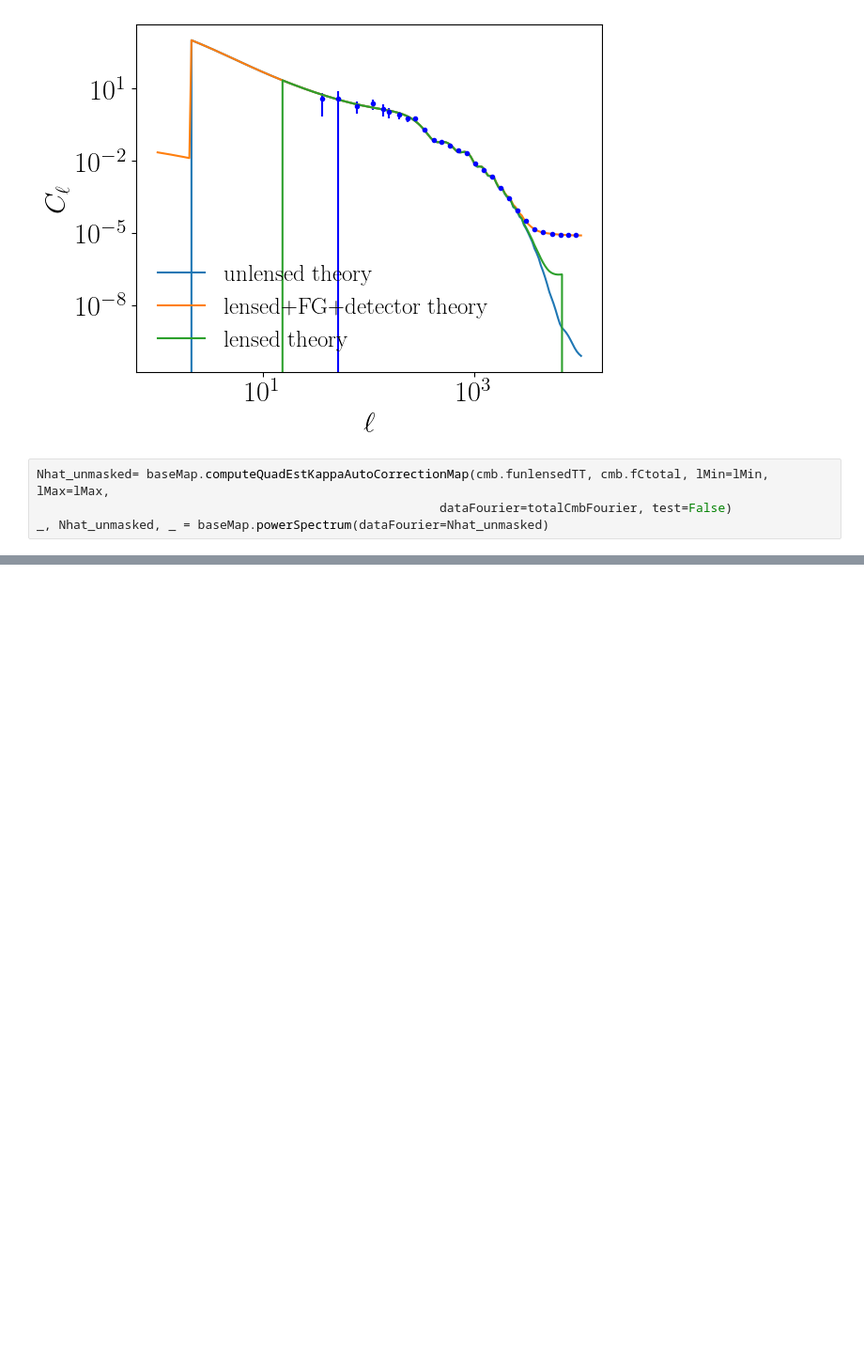
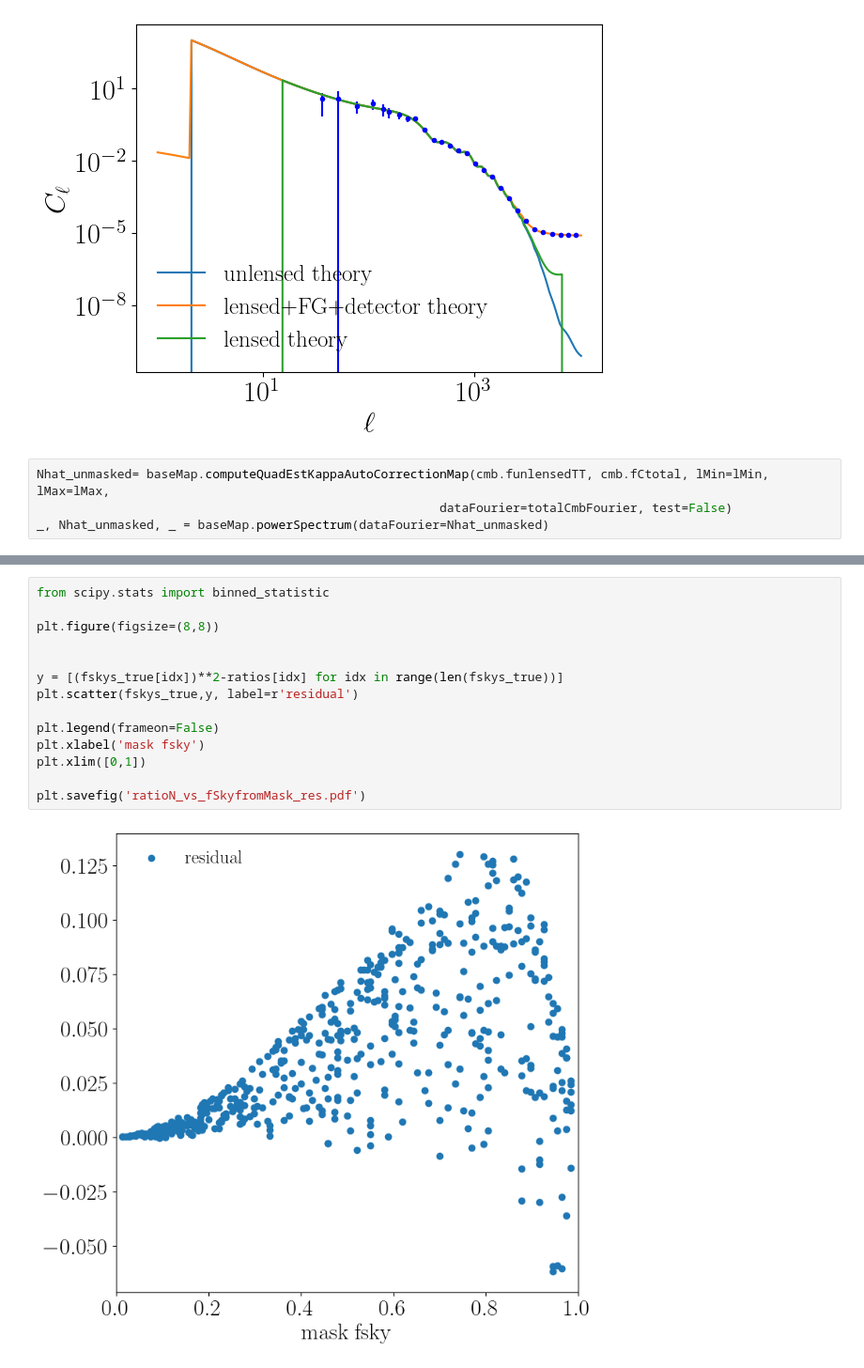
Before and after one commit to DelonShen/LensQuEst, a Jupyter notebook: dev/scratch_mask_and_N.ipynb, the cells around one changed output, grey strips where cells are left out. Shown at 94% size. Saved outputs shown, nothing was run; the diff lists cells and outputs as text; blank space fills up the shorter version.

```diff
--- a/dev/scratch_mask_and_N.ipynb
+++ b/dev/scratch_mask_and_N.ipynb
@@ -241,0 +245,16 @@ plt.savefig('ratioN_vs_fSkyfromMask.pdf')
+# %%
+from scipy.stats import binned_statistic
+
+plt.figure(figsize=(8,8))
+
+
+y = [(fskys_true[idx])**2-ratios[idx] for idx in range(len(fskys_true))]
+plt.scatter(fskys_true,y, label=r'residual')
+
+plt.legend(frameon=False)
+plt.xlabel('mask fsky')
+plt.xlim([0,1])
+
+plt.savefig('ratioN_vs_fSkyfromMask_res.pdf')
+# %% [output]
+[figure, added]
```
Also changed, not shown: parts of 4 cells of this notebook, 11 other files.
